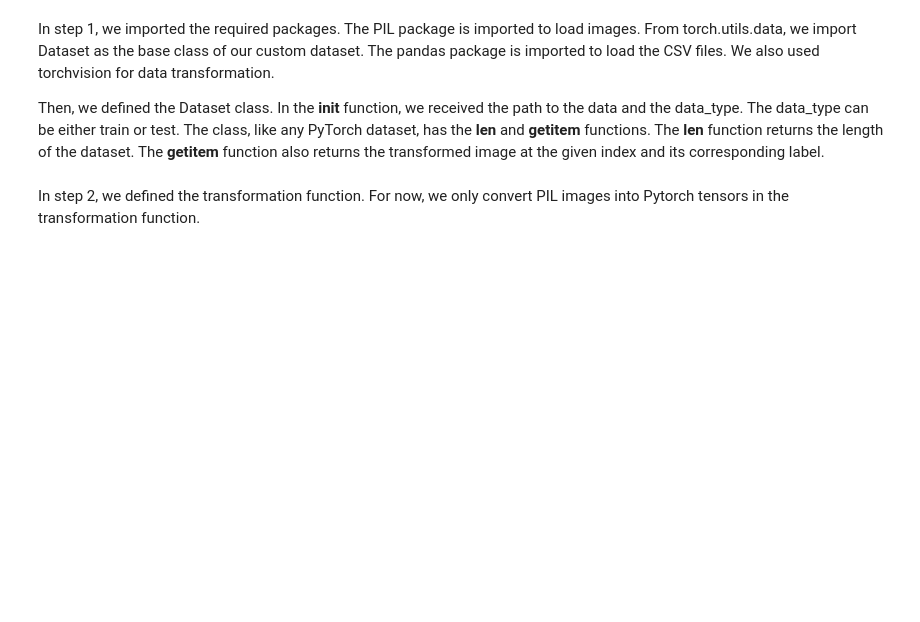
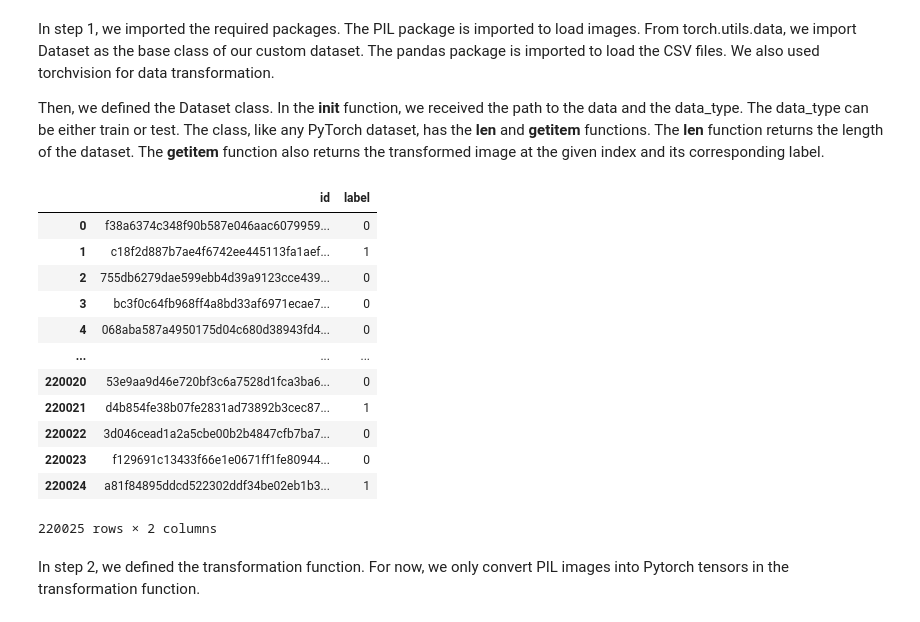
Before and after one commit to duybluemind1988/PyTorch-Computer-Vision-Cookbook, a Jupyter notebook: Chapter02/Kaggle_histopathologic-cancer.ipynb, the cells around one changed output. Drawn from its saved outputs; the diff is of its cells as text; code cells hidden in the pictures; blank space fills up the shorter version.

```diff
--- a/Chapter02/Kaggle_histopathologic-cancer.ipynb
+++ b/Chapter02/Kaggle_histopathologic-cancer.ipynb
@@ -114,6 +114,22 @@ data and the data_type. The data_type can be either train or test. The class, li
 PyTorch dataset, has the __len__ and __getitem__ functions. The __len__ function
 returns the length of the dataset. The __getitem__ function also returns the transformed
 image at the given index and its corresponding label.
+# %%
+labels_df
+# %% [output]
+|  | id | label |
+| 0 | f38a6374c348f90b587e046aac6079959... | 0 |
+| 1 | c18f2d887b7ae4f6742ee445113fa1aef... | 1 |
+| 2 | 755db6279dae599ebb4d39a9123cce439... | 0 |
+| 3 | bc3f0c64fb968ff4a8bd33af6971ecae7... | 0 |
+| 4 | 068aba587a4950175d04c680d38943fd4... | 0 |
+| ... | ... | ... |
+| 220020 | 53e9aa9d46e720bf3c6a7528d1fca3ba6... | 0 |
+| 220021 | d4b854fe38b07fe2831ad73892b3cec87... | 1 |
+| 220022 | 3d046cead1a2a5cbe00b2b4847cfb7ba7... | 0 |
+| 220023 | f129691c13433f66e1e0671ff1fe80944... | 0 |
+| 220024 | a81f84895ddcd522302ddf34be02eb1b3... | 1 |
+220025 rows × 2 columns
 # %%
 import torch
 from PIL import Image
```
Also changed, not shown: parts of 2 cells of this notebook.
